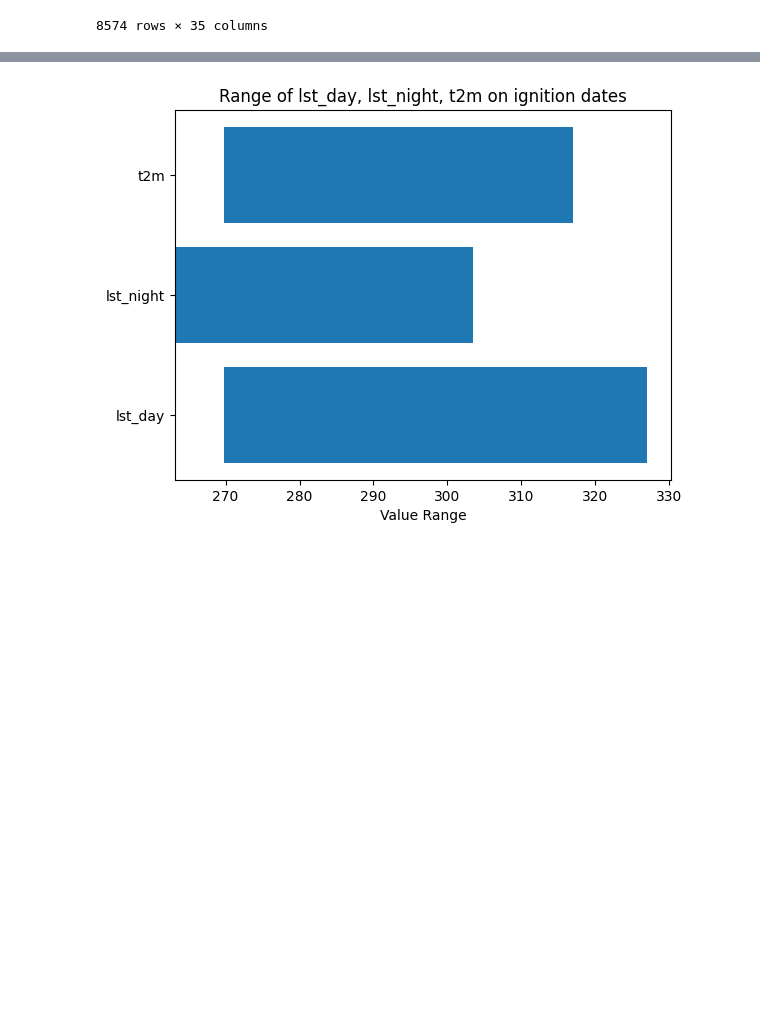
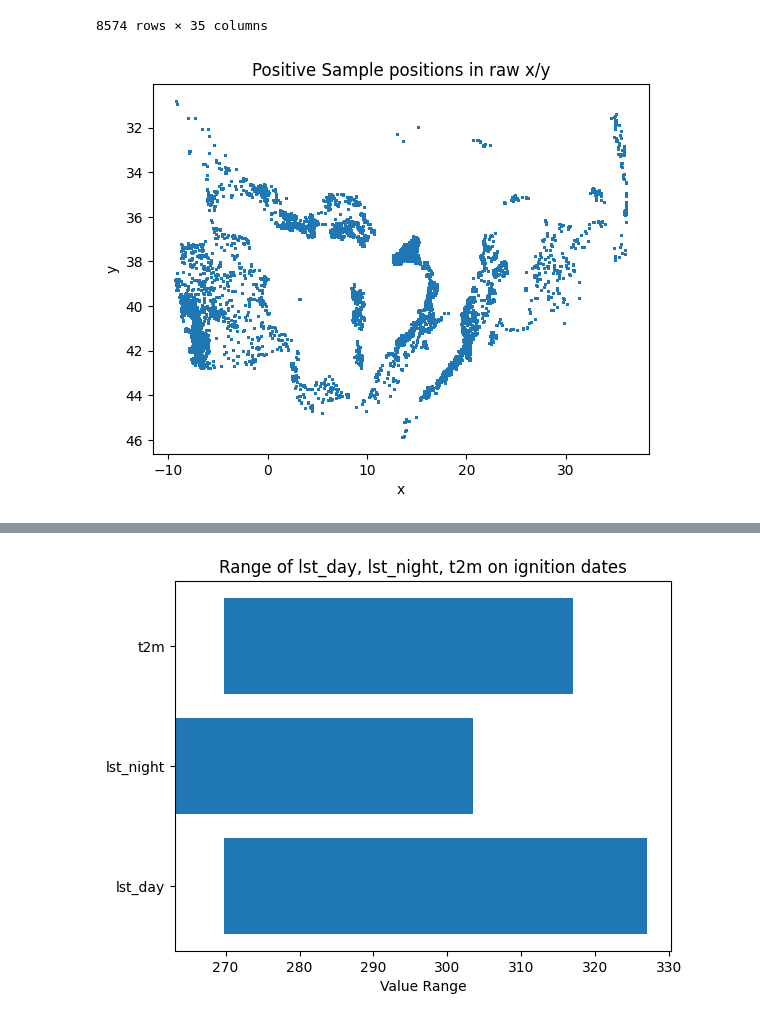
Before and after one commit to paulinebecker2002/mesogeos, a Jupyter notebook: ml_tracks/a.fire_danger/csv_print.ipynb, the cells around one changed output, grey strips where cells are left out. Saved outputs shown, nothing was run; the diff lists cells and outputs as text; code cells hidden in the pictures; blank space fills up the shorter version.

```diff
--- a/ml_tracks/a.fire_danger/csv_print.ipynb
+++ b/ml_tracks/a.fire_danger/csv_print.ipynb
@@ -43,3 +42,12 @@ pos_data[pos_data['time_idx'] == 0]
 | 257160 | 2014-07-04 | 46.000572 | 0.0 | 16962.354000 | 285.75995 | 1717.85070 | 0.0 | 0.5 | 310.10000 | ... |
 | 257190 | 2015-06-24 | 351.220730 | 0.0 | -21.881104 | 286.84370 | 505.24857 | 0.0 | 0.2 | 315.16000 | ... |
 8574 rows × 35 columns
+# %%
+plt.scatter(pos_data['x'], pos_data['y'], s=1)
+plt.title("Positive Sample positions in raw x/y")
+plt.xlabel("x")
+plt.ylabel("y")
+plt.gca().invert_yaxis()  # Wenn Bildkoordinaten (0 oben)
+plt.show()
+# %% [output]
+[figure, added]
```
Also changed, not shown: parts of 10 cells of this notebook, 20 other files.
